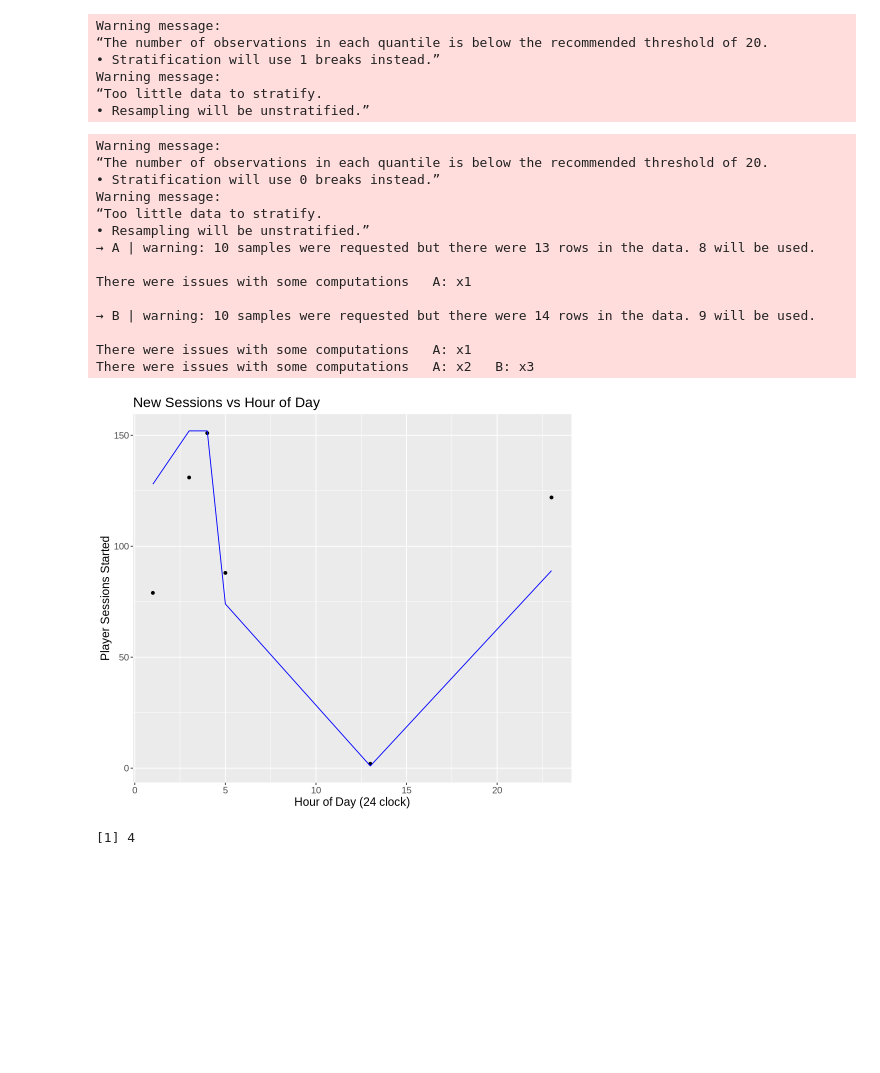
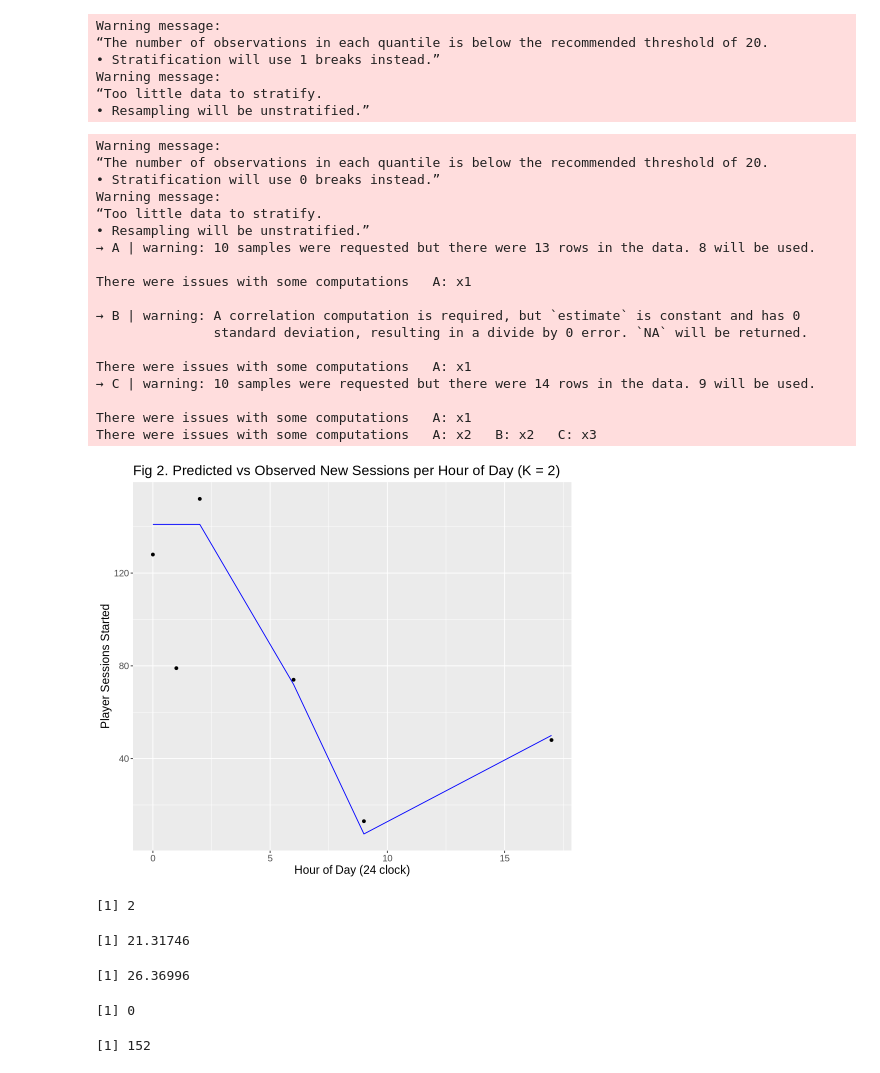
Before and after one commit to emmap24/dsci-100-project, a Jupyter notebook: project_justcode.ipynb, the cells around one changed output. Saved outputs shown, nothing was run; the diff lists cells and outputs as text; code cells hidden in the pictures; blank space fills up the shorter version.

Commit message:
method and results finished; code updated accordingly for improved clarity

```diff
--- a/project_justcode.ipynb
+++ b/project_justcode.ipynb
@@ -46,11 +27,9 @@ The following objects are masked from ‘package:stats’:
 # %%
 sessions <- read_csv('sessions.csv') |>
     clean_names() |>
-    select(start_time:end_time) |>
+    select(start_time) |>
     separate(start_time, into = c('start_date', 'start_time'), sep = ' ') |>
-    separate(end_time, into = c('end_date', 'end_time'), sep = ' ') |>
-    separate(start_time, c('start_hour', 'start_min'), ':') |>
-    separate(end_time, c('end_hour', 'end_min'), ':')
+    separate(start_time, c('start_hour', 'start_min'), ':')
 # %% [output]
 Rows: 1535 Columns: 5
 ── Column specification ────────────────────────────────────────────────────────
@@ -62,6 +41,5 @@ dbl (2): original_start_time, original_end_time
 ℹ Specify the column types or set `show_col_types = FALSE` to quiet this message.
 # %%
 sessions_hour <- sessions |>
-    select(start_hour, end_hour) |>
+    select(start_hour) |>
     map_df(as.numeric)
-head(sessions_hour)
@@ -111,12 +90,14 @@ sessions_recipe <- recipe(player_count ~ start_hour, data = sessions_training)
 sessions_vfold <- vfold_cv(sessions_training, v = 5, strata = player_count)
 k_vals <- tibble(neighbors = seq(from = 1, to = 10, by = 1))
 
-k_min <- workflow() |>
+sessions_workflow <- workflow() |>
     add_model(sessions_kspec) |>
     add_recipe(sessions_recipe) |>
     tune_grid(resamples = sessions_vfold, grid = k_vals) |>
     collect_metrics() |>
-    filter(.metric == "rmse") |>
+    filter(.metric == "rmse")
+
+k_min <- sessions_workflow |>
     slice_min(mean, n = 1) |>
     select(neighbors) |>
     pull()
@@ -131,33 +112,37 @@ Warning message:
 
 There were issues with some computations   A: x1
 
-→ B | warning: 10 samples were requested but there were 14 rows in the data. 9 will be used.
+→ B | warning: A correlation computation is required, but `estimate` is constant and has 0
+               standard deviation, resulting in a divide by 0 error. `NA` will be returned.
 
 There were issues with some computations   A: x1
-There were issues with some computations   A: x2   B: x3
+→ C | warning: 10 samples were requested but there were 14 rows in the data. 9 will be used.
+
+There were issues with some computations   A: x1
+There were issues with some computations   A: x2   B: x2   C: x3
 # %%
 sessions_spec <- nearest_neighbor(weight_func = 'rectangular', neighbors = k_min) |>
     set_engine('kknn') |>
     set_mode('regression')
 
 sessions_fit <- workflow() |>
     add_model(sessions_spec) |>
     add_recipe(sessions_recipe) |>
     fit(data = sessions_training)
 
 sessions_predict <- sessions_fit |>
     predict(sessions_testing) |>
     bind_cols(sessions_testing)
 
 sessions_plot_pred <- sessions_predict |>
     ggplot(aes(x = start_hour, y = player_count)) +
     geom_point() + geom_line(aes(y = .pred), color = 'blue') +
     labs(x = 'Hour of Day (24 clock)', y = 'Player Sessions Started',
-         title = 'New Sessions vs Hour of Day') +
+         title = 'Fig 2. Predicted vs Observed New Sessions per Hour of Day (K = 2)') +
     theme(text = element_text(size = 14))
 sessions_plot_pred
 # %% [output]
-[figure, old version]
+[figure, new version]
 # %%
 sessions_max <- sessions_predict |>
     slice_max(player_count, n = 1) |>
@@ -165,4 +150,26 @@ sessions_max <- sessions_predict |>
     pull()
 sessions_max
 # %% [output]
-[1] 4
+[1] 2
+# %%
+rmse <- sessions_workflow |>
+    slice_min(mean, n = 1) |>
+    select(mean) |>
+    pull()
+rmse
+
+rmspe <- sessions_predict |>
+    metrics(truth = player_count, estimate = .pred) |>
+    filter(.metric == "rmse") |>
+    select(.estimate) |>
+    pull()
+rmspe
+# %% [output]
+[1] 21.31746
+[1] 26.36996
+# %%
+min(new_sessions_count)
+max(new_sessions_count)
+# %% [output]
+[1] 0
+[1] 152
```
Also changed, not shown: parts of 9 cells of this notebook, 1 other file.
